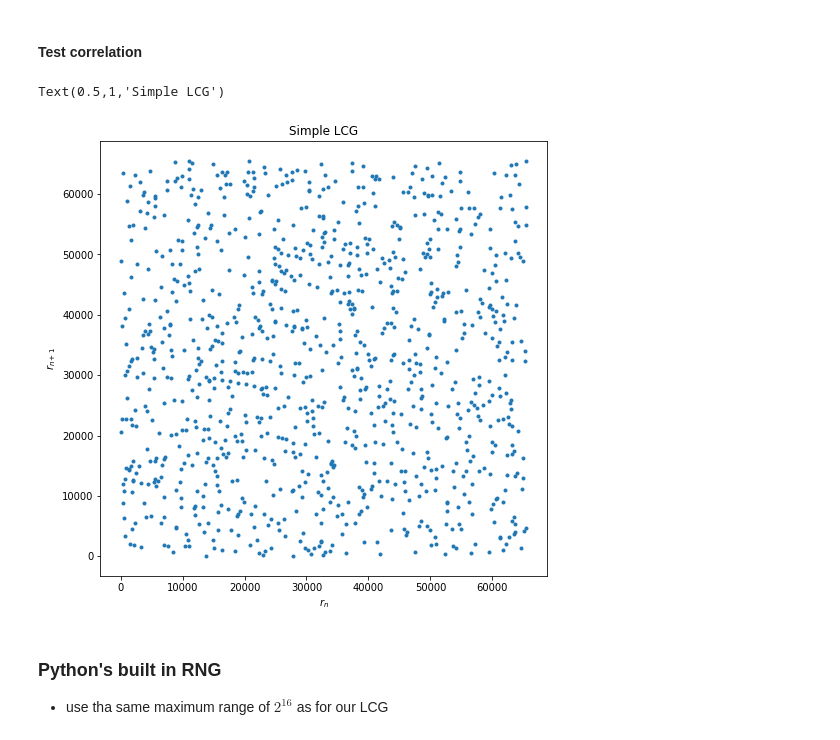
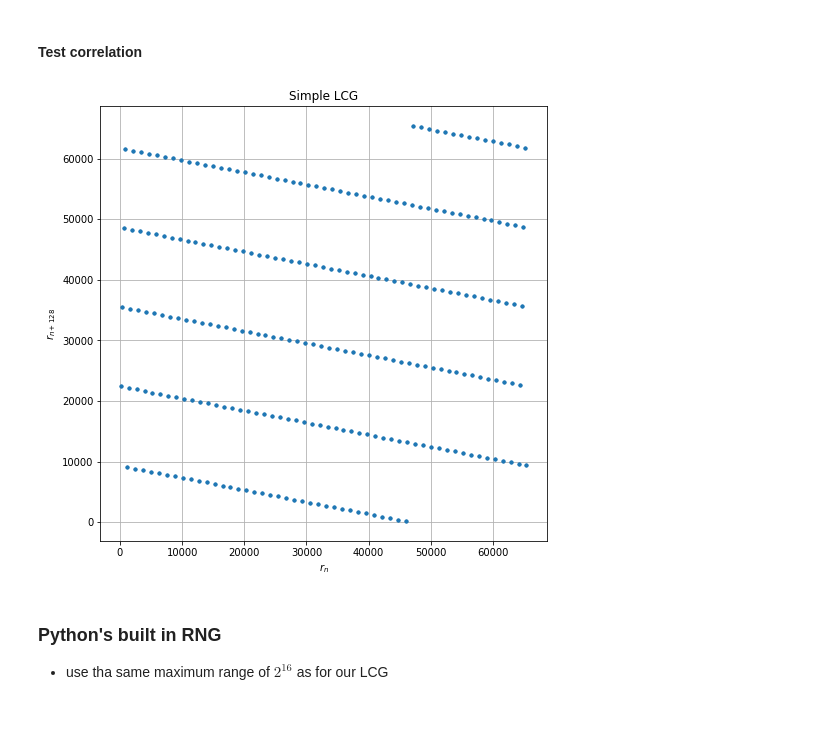
Before and after one commit to icsabai/simulationsMsc, a Jupyter notebook: code/ch05_random/linearCongruential.ipynb, the cells around one changed output. Saved outputs shown, nothing was run; the diff lists cells and outputs as text; code cells hidden in the pictures.

```diff
--- a/code/ch05_random/linearCongruential.ipynb
+++ b/code/ch05_random/linearCongruential.ipynb
@@ -40,17 +40,17 @@ Text(0,0.5,'$r_n$')
 # %%
 plt.figure(figsize=(8, 8))
 #
-k = 1
+k = 128
 if k==1 : # only the first few points for visibility
     plt.plot(rnd1[0:1024],rnd1[1:1025],'.')
 else:
     plt.plot(rnd1[0::k],rnd1[1::k],'.')
 plt.xlabel('$r_n$')
 plt.ylabel('$r_{n+%d}$' % k)
 plt.title('Simple LCG')
+plt.grid()
 # %% [output]
-Text(0.5,1,'Simple LCG')
-[figure, old version]
+[figure, new version]
 # %% [markdown]
 ### Python's built in RNG
 - use tha same maximum range of $2^{16}$ as for our LCG
```
Also changed, not shown: parts of 2 cells of this notebook, 9 other files.
